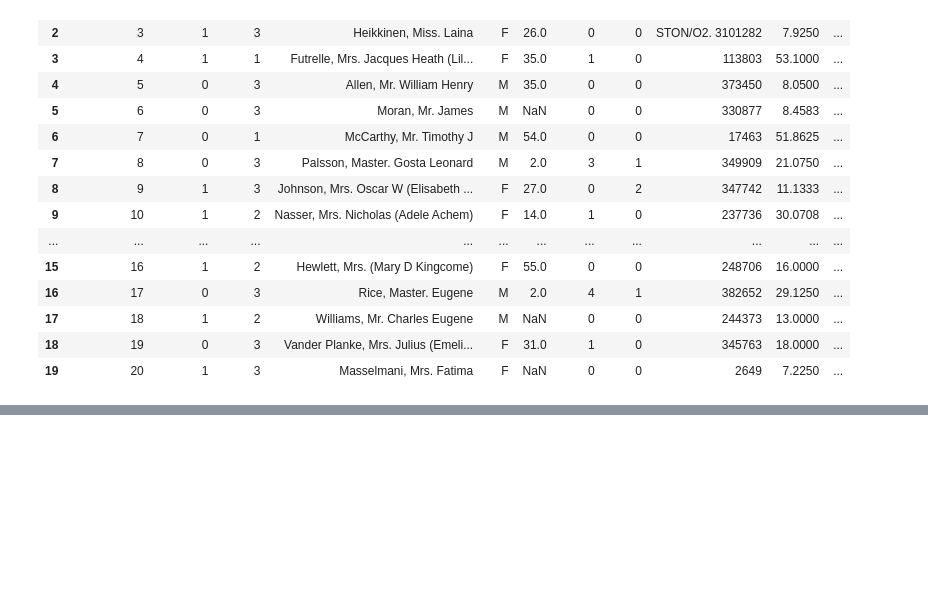
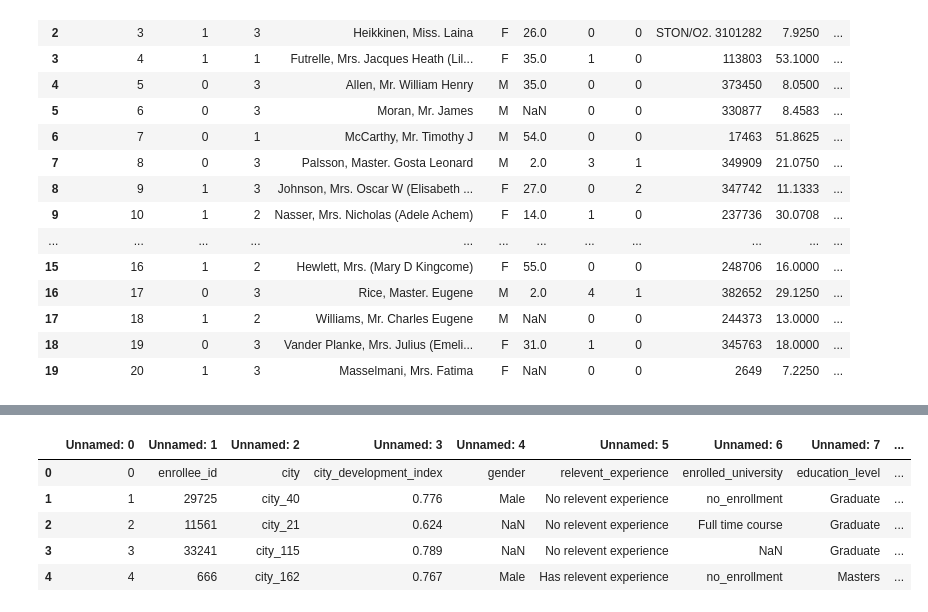
Before and after one commit to RituRai-03/Data-Visualization, a Jupyter notebook: working-with-csv.ipynb, the cells around one changed output, grey strips where cells are left out. Cells and saved outputs as stored; diff of their text form; code cells hidden in the pictures; blank space fills up the shorter version.

```diff
--- a/working-with-csv.ipynb
+++ b/working-with-csv.ipynb
@@ -26,0 +51,9 @@ df
+# %%
+pd.read_csv('test.csv')
+# %% [output]
+|  | Unnamed: 0 | Unnamed: 1 | Unnamed: 2 | Unnamed: 3 | Unnamed: 4 | Unnamed: 5 | Unnamed: 6 | Unnamed: 7 | ... |
+| 0 | 0 | enrollee_id | city | city_development_index | gender | relevent_experience | enrolled_university | education_level | ... |
+| 1 | 1 | 29725 | city_40 | 0.776 | Male | No relevent experience | no_enrollment | Graduate | ... |
+| 2 | 2 | 11561 | city_21 | 0.624 | NaN | No relevent experience | Full time course | Graduate | ... |
+| 3 | 3 | 33241 | city_115 | 0.789 | NaN | No relevent experience | NaN | Graduate | ... |
+| 4 | 4 | 666 | city_162 | 0.767 | Male | Has relevent experience | no_enrollment | Masters | ... |
```
Also changed, not shown: parts of 9 cells of this notebook, 5 other files.
